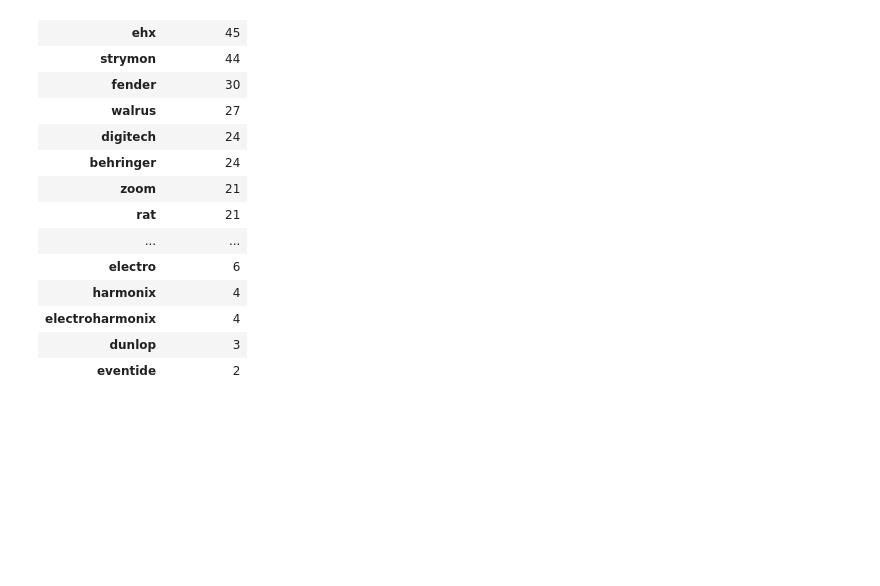
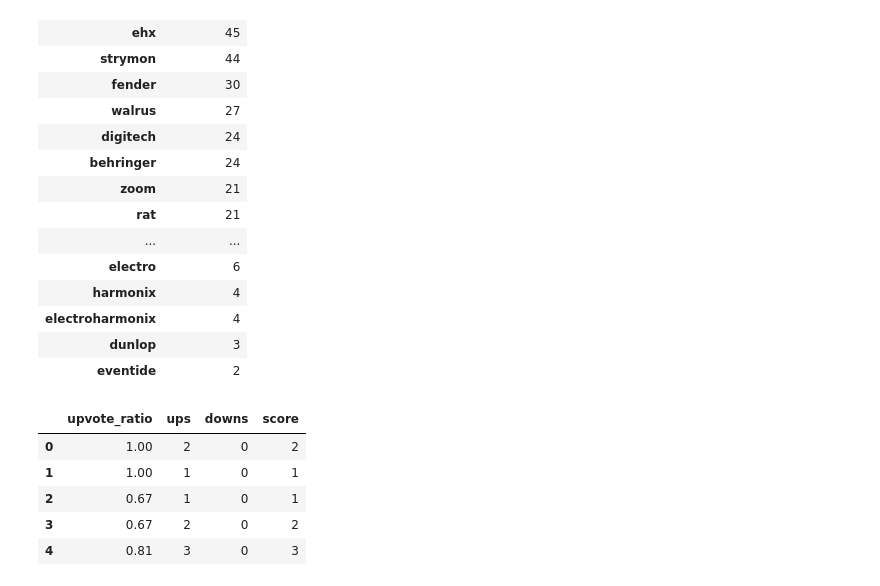
Before and after one commit to leelina024/reddit-guitarpedals, a Jupyter notebook: reddit_guitarpedals_transform.ipynb, the cells around one changed output. Cells and saved outputs as stored; diff of their text form; code cells hidden in the pictures; blank space fills up the shorter version.

```diff
--- a/reddit_guitarpedals_transform.ipynb
+++ b/reddit_guitarpedals_transform.ipynb
@@ -255,0 +258,9 @@ brand
+# %%
+votes_df.head()
+# %% [output]
+|  | upvote_ratio | ups | downs | score |
+| 0 | 1.00 | 2 | 0 | 2 |
+| 1 | 1.00 | 1 | 0 | 1 |
+| 2 | 0.67 | 1 | 0 | 1 |
+| 3 | 0.67 | 2 | 0 | 2 |
+| 4 | 0.81 | 3 | 0 | 3 |
```
Also changed, not shown: parts of 4 cells of this notebook.
